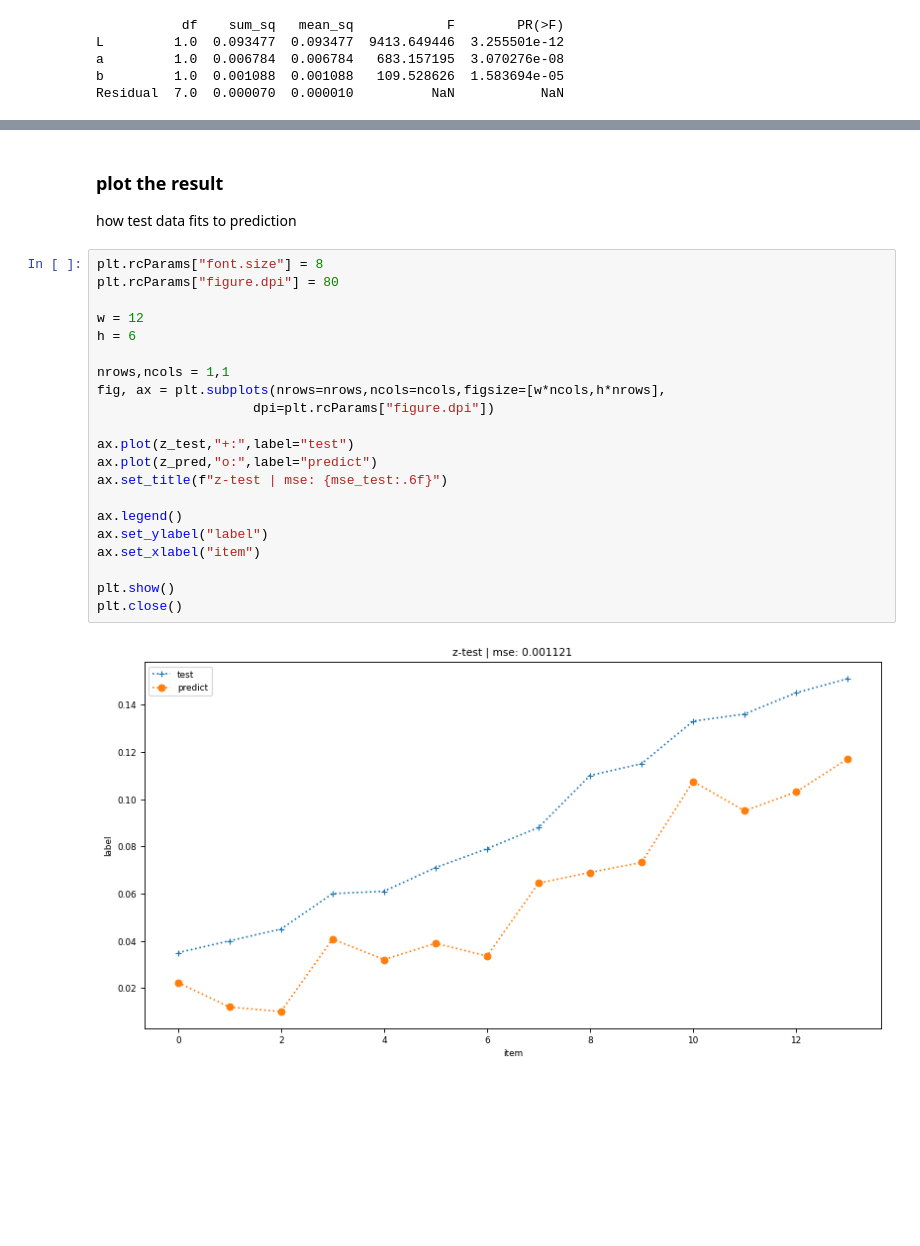
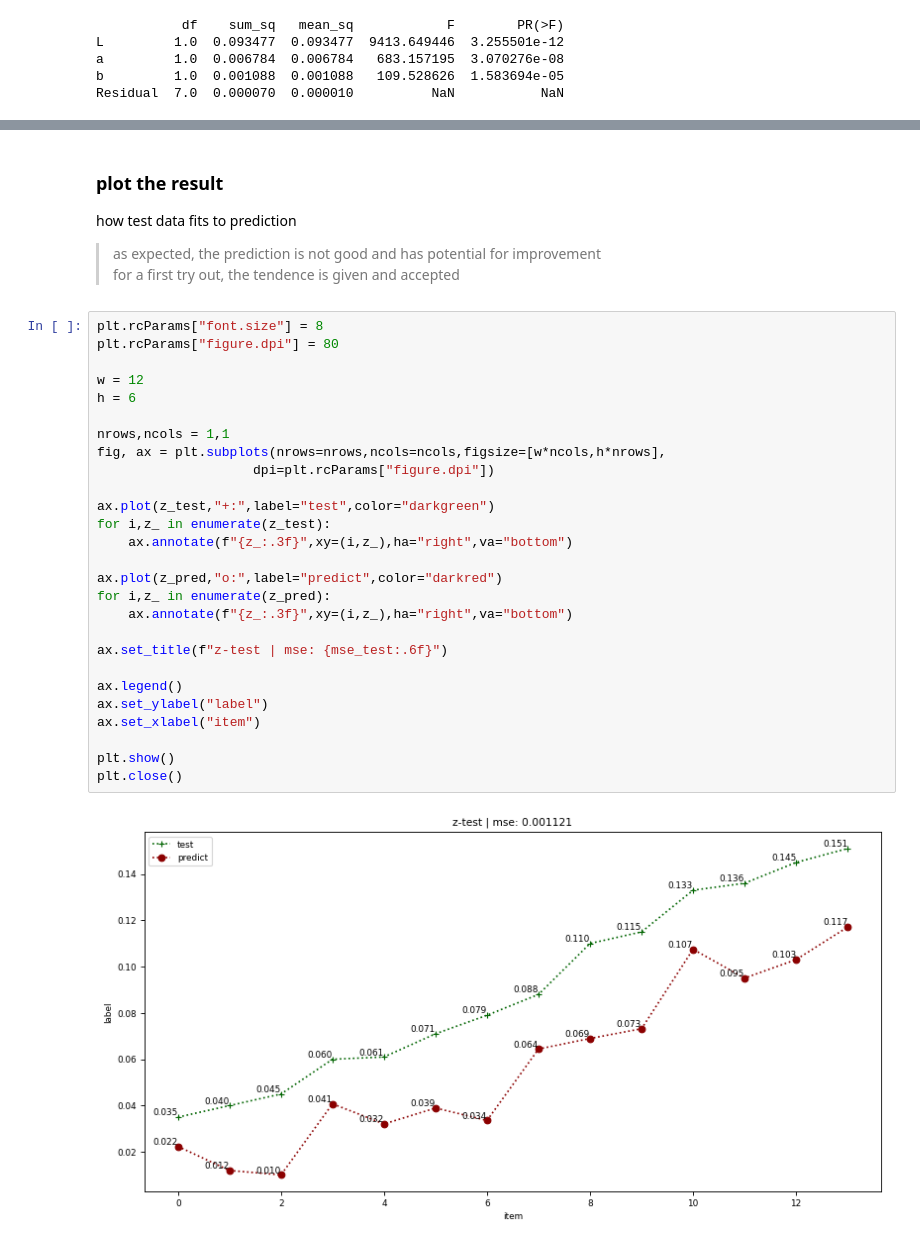
Before and after one commit to nbauersfeld/sma, a Jupyter notebook: 04.evaluate.1.ipynb, the cells around one changed output, grey strips where cells are left out. Drawn from its saved outputs; the diff is of its cells as text; blank space fills up the shorter version.

```diff
--- a/04.evaluate.1.ipynb
+++ b/04.evaluate.1.ipynb
@@ -225,26 +324,35 @@ train 6.319075837941838e-06
 ### plot the result
 
 how test data fits to prediction
+
+>as expected, the prediction is not good and has potential for improvement
+for a first try out, the tendence is given and accepted
 # %%
 plt.rcParams["font.size"] = 8
 plt.rcParams["figure.dpi"] = 80
 
 w = 12
 h = 6
 
 nrows,ncols = 1,1
 fig, ax = plt.subplots(nrows=nrows,ncols=ncols,figsize=[w*ncols,h*nrows],
                     dpi=plt.rcParams["figure.dpi"])
 
-ax.plot(z_test,"+:",label="test")
-ax.plot(z_pred,"o:",label="predict")
+ax.plot(z_test,"+:",label="test",color="darkgreen")
+for i,z_ in enumerate(z_test):
+    ax.annotate(f"{z_:.3f}",xy=(i,z_),ha="right",va="bottom")
+
+ax.plot(z_pred,"o:",label="predict",color="darkred")
+for i,z_ in enumerate(z_pred):
+    ax.annotate(f"{z_:.3f}",xy=(i,z_),ha="right",va="bottom")
+
 ax.set_title(f"z-test | mse: {mse_test:.6f}")
 
 ax.legend()
 ax.set_ylabel("label")
 ax.set_xlabel("item")
 
 plt.show()
 plt.close()
 # %% [output]
-[figure, old version]
+[figure, new version]
```
Also changed, not shown: parts of 27 cells of this notebook, 6 other files.
